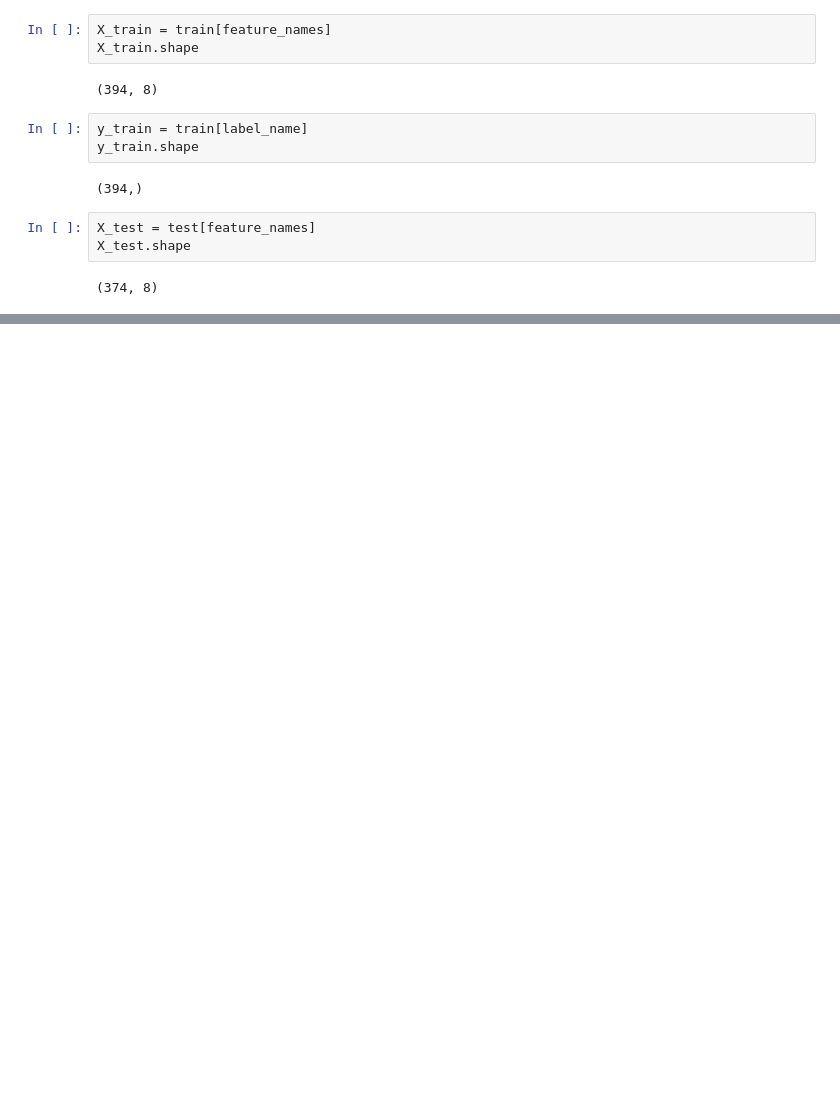
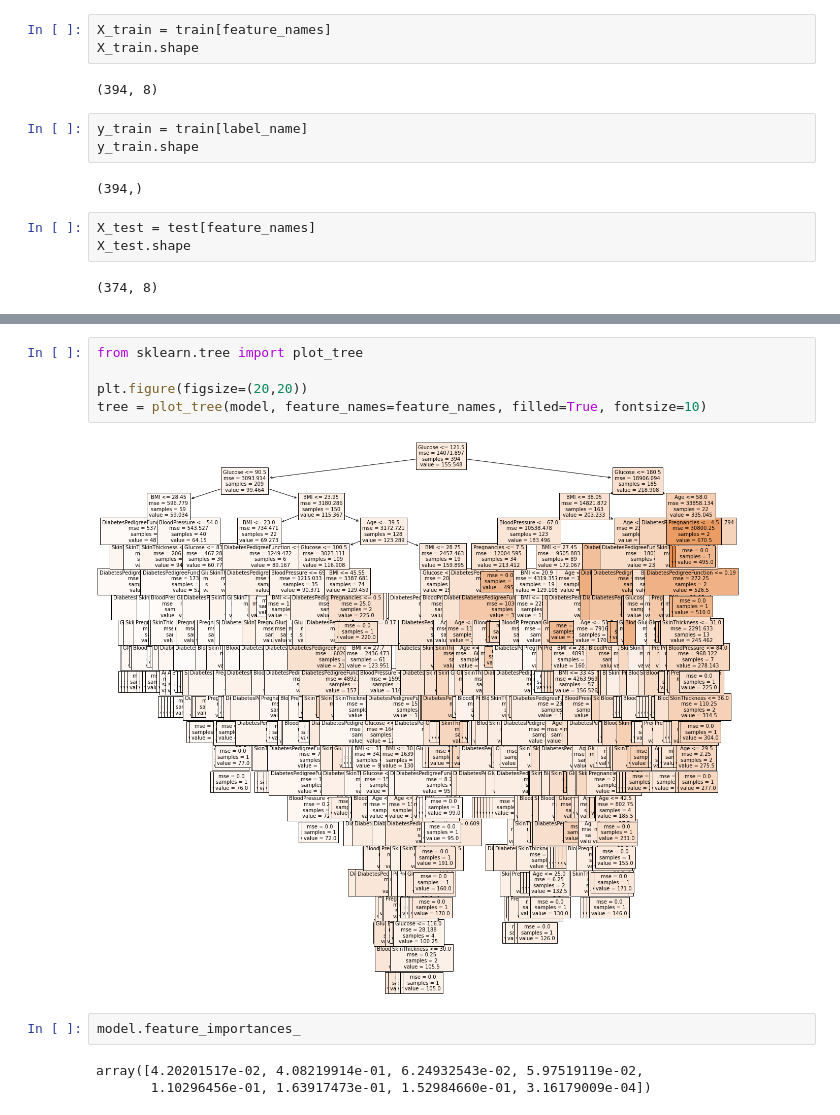
Before and after one commit to swoos91/KaggleStudy, a Jupyter notebook: Diabetes/Diabetes_reg.ipynb, the cells around one changed output, grey strips where cells are left out. Drawn from its saved outputs; the diff is of its cells as text; blank space fills up the shorter version.

```diff
--- a/Diabetes/Diabetes_reg.ipynb
+++ b/Diabetes/Diabetes_reg.ipynb
@@ -76,0 +169,12 @@ y_test.shape
+# %%
+from sklearn.tree import plot_tree
+
+plt.figure(figsize=(20,20))
+tree = plot_tree(model, feature_names=feature_names, filled=True, fontsize=10)
+# %% [output]
+[figure, added]
+# %%
+model.feature_importances_
+# %% [output]
+array([4.20201517e-02, 4.08219914e-01, 6.24932543e-02, 5.97519119e-02,
+       1.10296456e-01, 1.63917473e-01, 1.52984660e-01, 3.16179009e-04])
```
Also changed, not shown: parts of 19 cells of this notebook.
